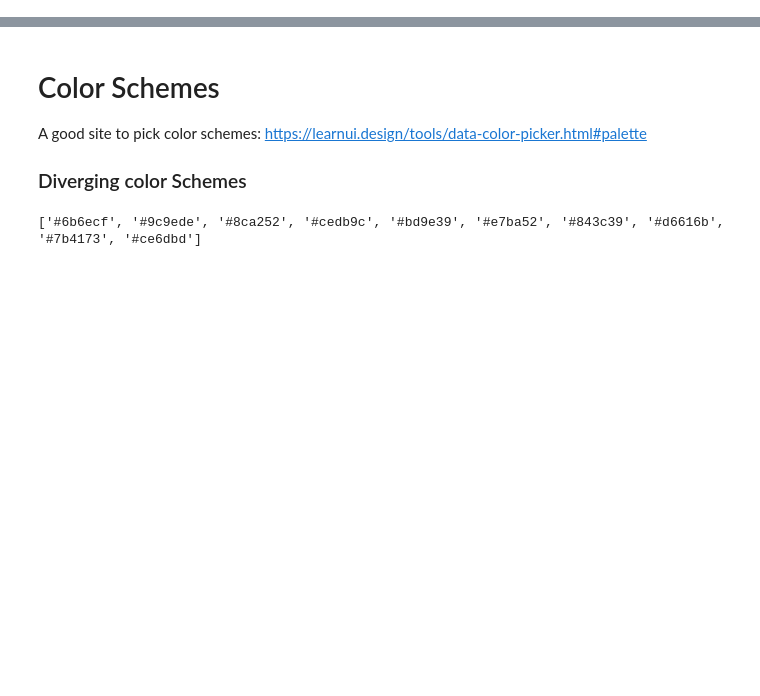
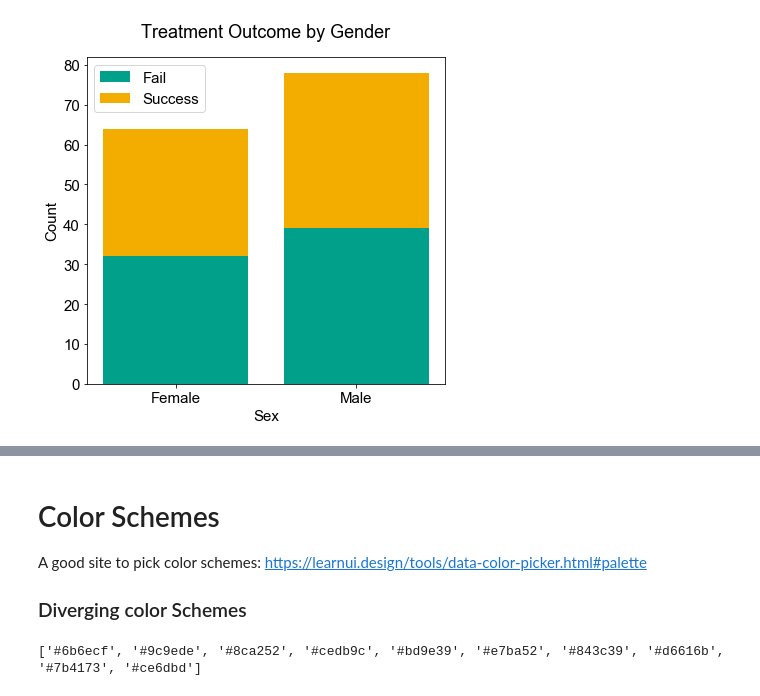
Before and after one commit to kmonopoli/data_visualization, a Jupyter notebook: data_vis_examples.ipynb, the cells around one changed output, grey strips where cells are left out. Drawn from its saved outputs; the diff is of its cells as text; code cells hidden in the pictures; blank space fills up the shorter version.

```diff
--- a/data_vis_examples.ipynb
+++ b/data_vis_examples.ipynb
@@ -18,0 +71,43 @@ import seaborn as sns
+# %%
+# Bar plot 2
+# import required packages
+import matplotlib # general library for plotting (developed based off of Matlab)
+import matplotlib.pyplot as plt
+import pandas as pd # library for data manipulation, allows making dataframe similar to those in R
+
+# set font
+font = {
+        'sans-serif':'Arial',
+        'size'   : 15}
+matplotlib.rc('font', **font)
+
+# set figure size
+figure = {'figsize':[6.0, 6.0]}
+matplotlib.rc('figure', **figure)
+
+# set figure color scheme
+axes = {'prop_cycle': matplotlib.cycler('color',["#00A08A", "#F2AD00", "#F98400", "#5BBCD6"])}
+matplotlib.rc('axes', **axes)
+
+
+# data to plot
+df = pd.read_csv("immunotherapy_tx1.csv") # read in data from file
+# reshape data put in format for plotting
+
+type1 = list(df[df["Result_of_Treatment"]==1].groupby('sex').count().iloc[:, 0])
+type2 = list(df[df["Result_of_Treatment"]==1].groupby('sex').count().iloc[:, 0])
+labels = ["Female","Male"]
+
+# plot data
+plt.figure()
+p1 = plt.bar(labels, fail) # code to make the top plot
+p2 = plt.bar(labels, success, bottom=fail) # code to make the bottom plot
+plt.legend((p1[0], p2[0]), ('Fail', 'Success')) # add legend
+plt.xlabel("Sex") # x-axis labe
+plt.ylabel("Count") # y-axis label
+plt.title("Treatment Outcome by Gender",pad=20) # title
+plt.tight_layout()
+
+# # plt.savefig('min_df_vs_accuracy.eps',bbox_inches="tight",transparent=True)
+# %% [output]
+[figure, added]
```
Also changed, not shown: parts of 71 cells of this notebook, 5 other files.
